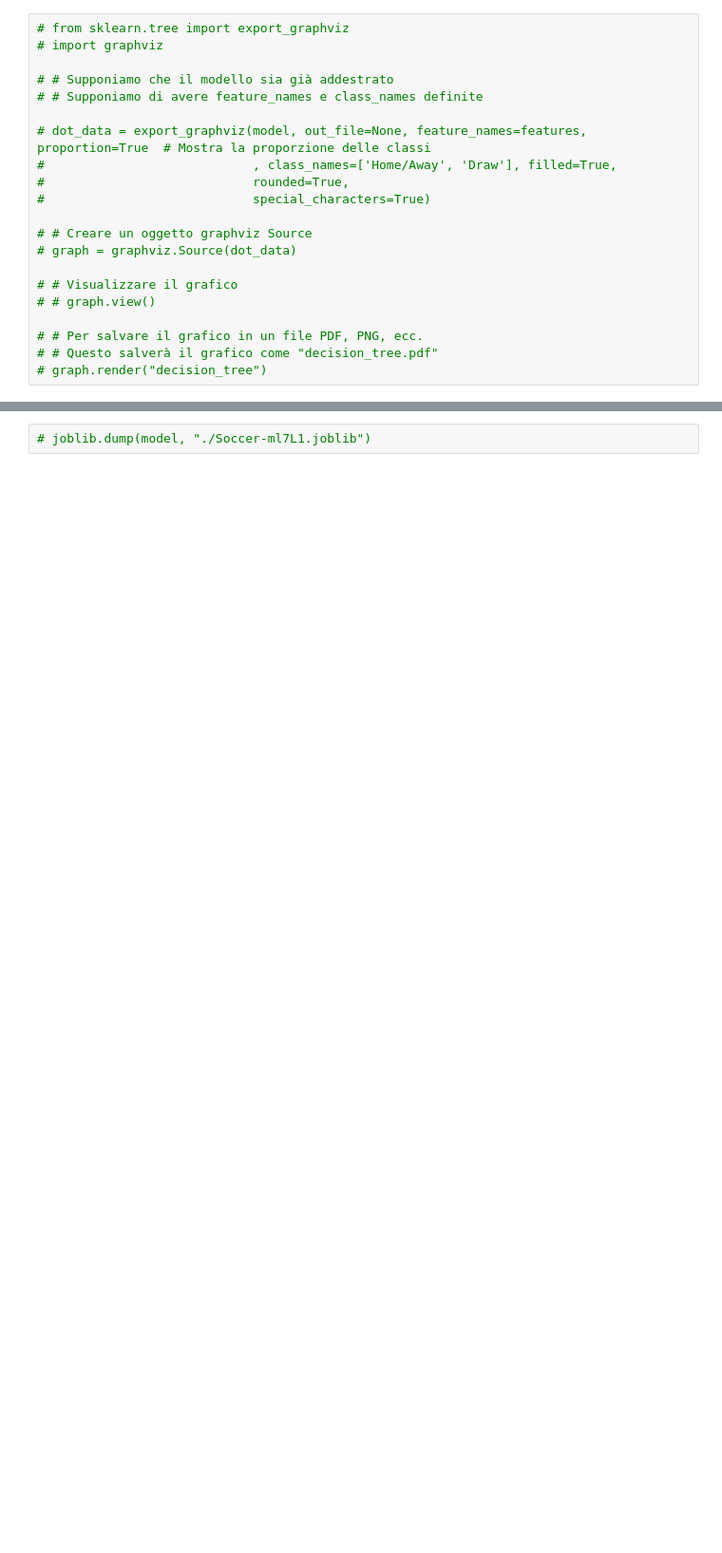
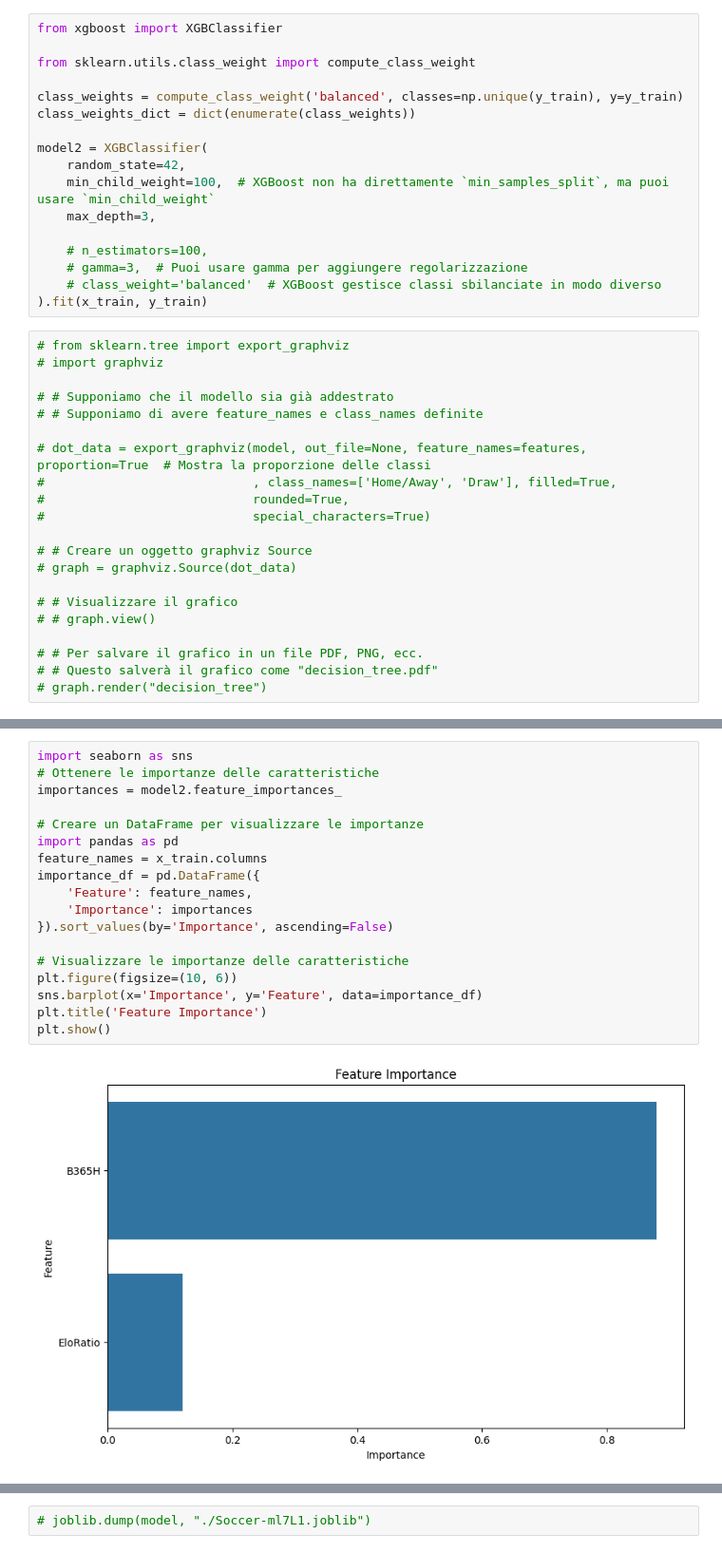
Before and after one commit to vittoN/ML-SOC, a Jupyter notebook: DecTree Socc.ipynb, the cells around one changed output, grey strips where cells are left out. Shown at 95% size. Drawn from its saved outputs; the diff is of its cells as text; blank space fills up the shorter version.

```diff
--- a/DecTree Socc.ipynb
+++ b/DecTree Socc.ipynb
@@ -137,3 +143,20 @@ print(model2.classes_)
+# %%
+from xgboost import XGBClassifier
+
+from sklearn.utils.class_weight import compute_class_weight
+
+class_weights = compute_class_weight('balanced', classes=np.unique(y_train), y=y_train)
+class_weights_dict = dict(enumerate(class_weights))
+
+model2 = XGBClassifier(
+    random_state=42,
+    min_child_weight=100,  # XGBoost non ha direttamente `min_samples_split`, ma puoi usare `min_child_weight`
+    max_depth=3,
+
+    # n_estimators=100,
+    # gamma=3,  # Puoi usare gamma per aggiungere regolarizzazione
+    # class_weight='balanced'  # XGBoost gestisce classi sbilanciate in modo diverso
+).fit(x_train, y_train)
 # %%
 # from sklearn.tree import export_graphviz
 # import graphviz
@@ -260,3 +287,23 @@ Classe 2: Recall (Accuratezza della classe) = 0.78
+# %%
+import seaborn as sns
+# Ottenere le importanze delle caratteristiche
+importances = model2.feature_importances_
+
+# Creare un DataFrame per visualizzare le importanze
+import pandas as pd
+feature_names = x_train.columns
+importance_df = pd.DataFrame({
+    'Feature': feature_names,
+    'Importance': importances
+}).sort_values(by='Importance', ascending=False)
+
+# Visualizzare le importanze delle caratteristiche
+plt.figure(figsize=(10, 6))
+sns.barplot(x='Importance', y='Feature', data=importance_df)
+plt.title('Feature Importance')
+plt.show()
+# %% [output]
+[figure, added]
 # %%
 importances = model2.feature_importances_
 std = np.std([tree.feature_importances_ for tree in model2.estimators_], axis=0)
```
Also changed, not shown: parts of 8 cells of this notebook, 30 other files.
